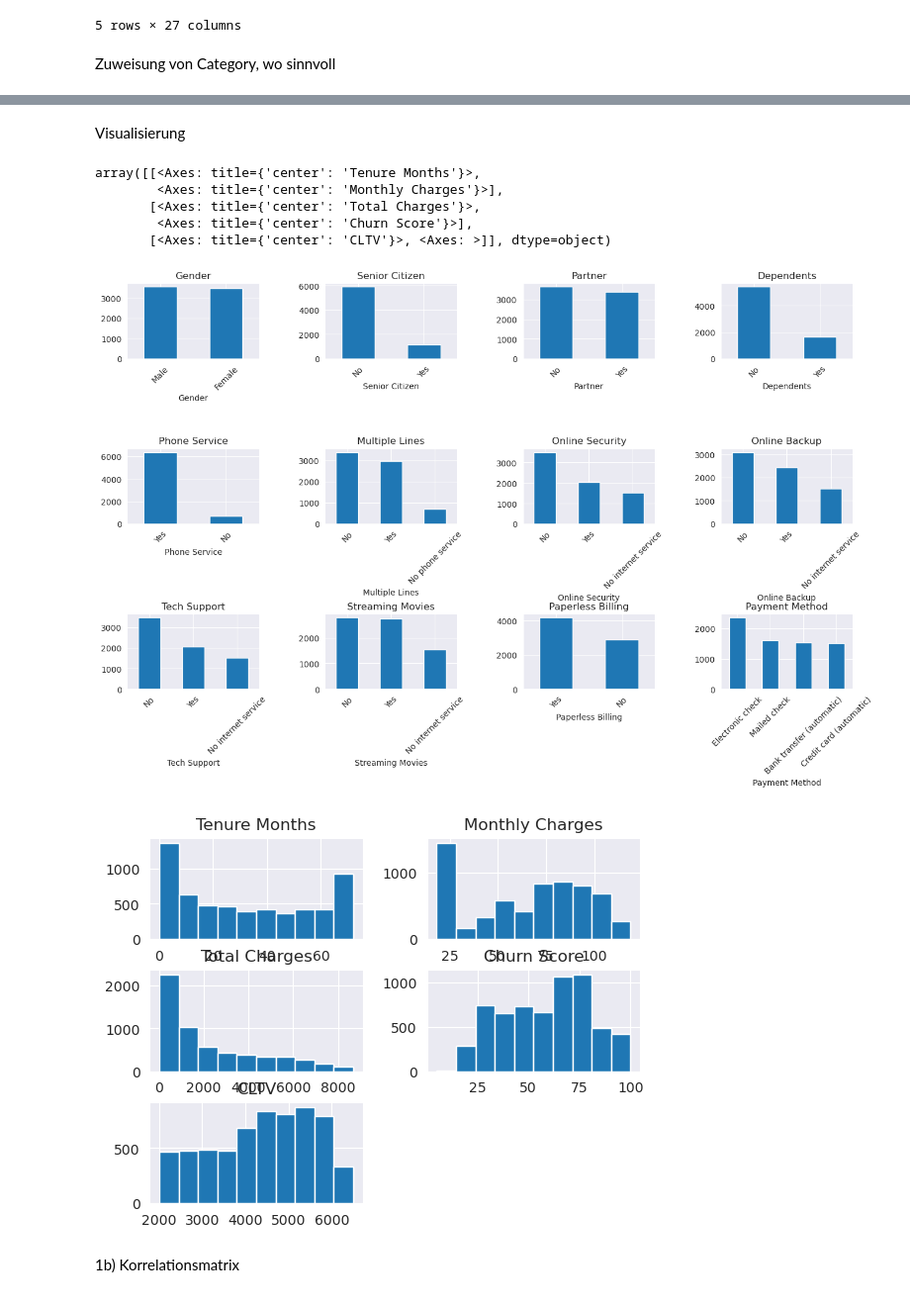
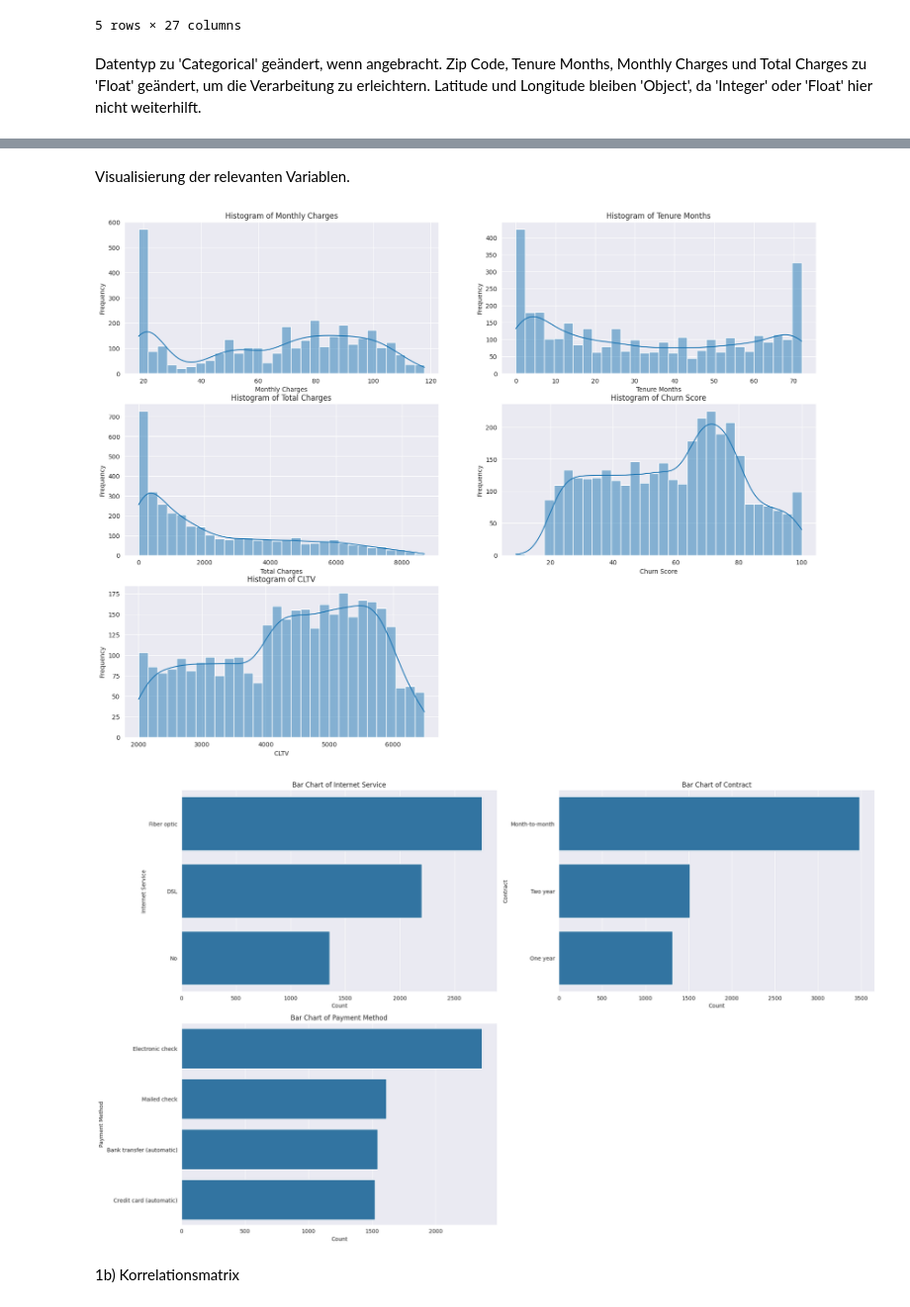
Before and after one commit to LaurinL36/Portfolio1, a Jupyter notebook: sample.ipynb, the cells around one changed output, grey strips where cells are left out. Shown at 99% size. Drawn from its saved outputs; the diff is of its cells as text; code cells hidden in the pictures.

```diff
--- a/sample.ipynb
+++ b/sample.ipynb
@@ -24,12 +25,13 @@ df.head()
 | 0280-XJGEX | United States | California | Los Angeles | 90015.0 | 34,039224 | -118,266293 | Male | No | No | ... |
 5 rows × 27 columns
 # %% [markdown]
-Zuweisung von Category, wo sinnvoll
+Datentyp zu 'Categorical' geändert, wenn angebracht.
+Zip Code, Tenure Months, Monthly Charges und Total Charges zu 'Float' geändert, um die Verarbeitung zu erleichtern.
+Latitude und Longitude bleiben 'Object', da 'Integer' oder 'Float' hier nicht weiterhilft.
 # %%
 df.Country = df.Country.astype('category')
 df.State = df.State.astype('category')
 df.City = df.City.astype('category')
-df['Zip Code'] = df['Zip Code'].astype('float64')
 cols = []
 for i in range(6,23):
     cols.append(df.columns[i])
@@ -61,29 +63,50 @@ Data columns (total 27 columns):
 dtypes: category(19), float64(6), object(2)
 memory usage: 676.2+ KB
 # %% [markdown]
-Visualisierung
+Visualisierung der relevanten Variablen.
 # %%
-fig, axes = plt.subplots(nrows=3, ncols=4, figsize=(16,9))
-plt.subplots_adjust(wspace=0.5, hspace=1.2)
-# z zählt plots
-z = 0
-i = 6
-for col in cols:
-    if df[col].isnull().sum() == 0:
-        df.iloc[:,i].value_counts().plot(ax=axes[int(z/4),z%4], kind='bar', title=df.columns[i],rot=45)
-    else :
-        z -= 1
-    i += 1
-    z += 1
-dfcorr = df[['Tenure Months','Monthly Charges','Total Charges','Churn Score','CLTV']]
-dfcorr.hist()
+
+# Ensure the columns are numeric
+df['Monthly Charges'] = pd.to_numeric(df['Monthly Charges'], errors='coerce')
+df['Tenure Months'] = pd.to_numeric(df['Tenure Months'], errors='coerce')
+df['Total Charges'] = pd.to_numeric(df['Total Charges'], errors='coerce')
+df['Churn Score'] = pd.to_numeric(df['Churn Score'], errors='coerce')
+df['CLTV'] = pd.to_numeric(df['CLTV'], errors='coerce')
+
+# Drop rows with any NaN values in the specified columns
+df_cleaned = df.dropna(subset=['Monthly Charges', 'Tenure Months', 'Total Charges', 'Churn Score', 'CLTV'])
+
+# Define the columns for which we want to create histograms
+columns_to_plot = ['Monthly Charges', 'Tenure Months', 'Total Charges', 'Churn Score', 'CLTV']
+
+# Create histograms for each column
+plt.figure(figsize=(20, 15))
+
+for i, column in enumerate(columns_to_plot, 1):
+    plt.subplot(3, 2, i)  # 3 rows and 2 columns for the subplots
+    sb.histplot(df_cleaned[column], bins=30, kde=True)
+    plt.title(f'Histogram of {column}')
+    plt.xlabel(column)
+    plt.ylabel('Frequency')
+
+# Define the features for which we want to create bar charts
+features_to_plot = ['Internet Service', 'Contract', 'Payment Method']
+
+# Create bar charts for each feature
+plt.figure(figsize=(20, 12))
+
+for i, feature in enumerate(features_to_plot, 1):
+    plt.subplot(2, 2, i)  # 2 rows and 2 columns for the subplots
+    sb.countplot(y=feature, data=df, order=df[feature].value_counts().index)
+    plt.title(f'Bar Chart of {feature}')
+    plt.xlabel('Count')
+    plt.ylabel(feature)
+
+# Adjust layout
+plt.tight_layout()
+plt.show()
 # %% [output]
-array([[<Axes: title={'center': 'Tenure Months'}>,
-        <Axes: title={'center': 'Monthly Charges'}>],
-       [<Axes: title={'center': 'Total Charges'}>,
-        <Axes: title={'center': 'Churn Score'}>],
-       [<Axes: title={'center': 'CLTV'}>, <Axes: >]], dtype=object)
-[figure, old version]
+[figure, new version]
-[figure, old version]
+[figure, new version]
 # %% [markdown]
 1b) Korrelationsmatrix
```
Also changed, not shown: parts of 21 cells of this notebook.
